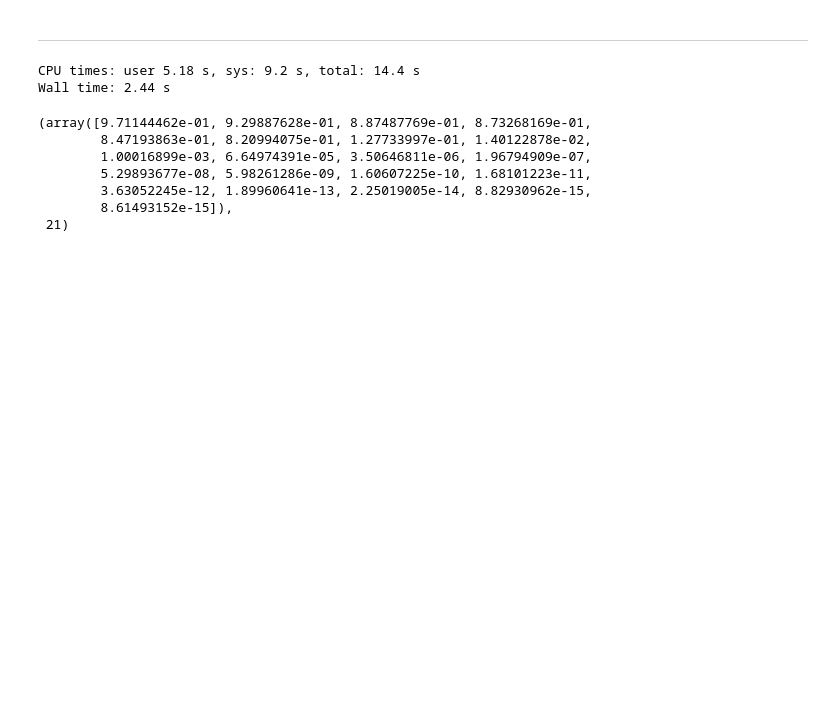
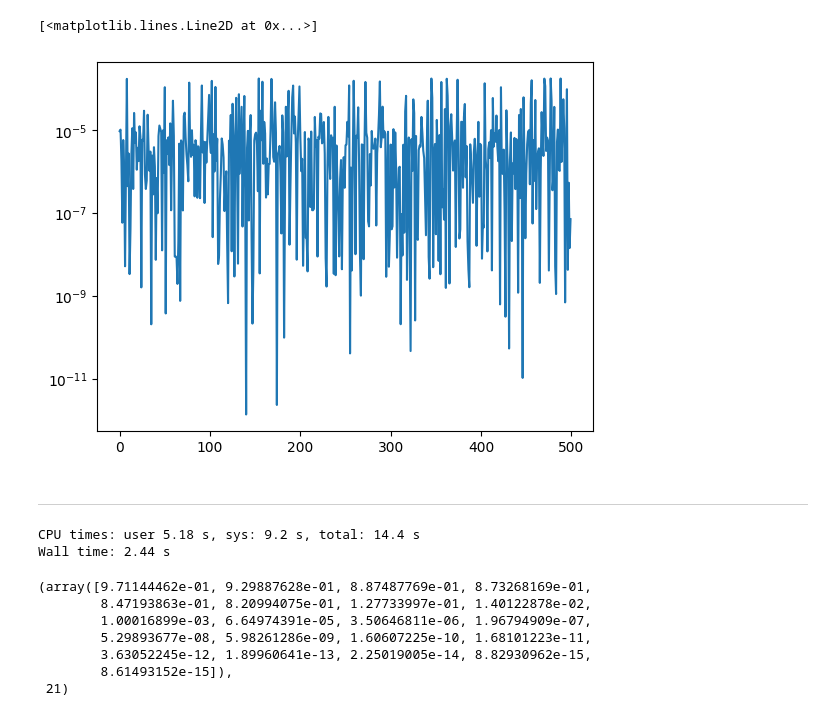
Before and after one commit to francocerino/Proyecto_dis_sci, a Jupyter notebook: runs.ipynb, the cells around one changed output. Saved outputs shown, nothing was run; the diff lists cells and outputs as text; code cells hidden in the pictures; blank space fills up the shorter version.

```diff
--- a/runs.ipynb
+++ b/runs.ipynb
@@ -143,0 +69,5 @@ True
+# %%
+%%time
+N_max = 5
+L_max = 2
+tree_old_code = hpg_norm.hpgreedy(ts_train, q_train, times, N_max = N_max, L_max = L_max, normalize = True, greedy_tol = 1e-16)
@@ -143,0 +77,6 @@ True
+# %%
+#normalized_ts_test = normalize_set(ts_test,times)
+errors = []
+for q, wf in zip(q_test, ts_test_normalized):
+    error = np.real(hpg_norm.proj_error_hpgreedy(tree_old_code, q, wf))
+    errors.append(error)
@@ -144,3 +89,9 @@ True
+# %%
+plt.yscale("log")
+plt.plot(errors)
+# %% [output]
+[<matplotlib.lines.Line2D at 0x...>]
+[figure, added]
 # %% [markdown]
 --------
 # %%
```
Also changed, not shown: parts of 22 cells of this notebook, 7 other files.
